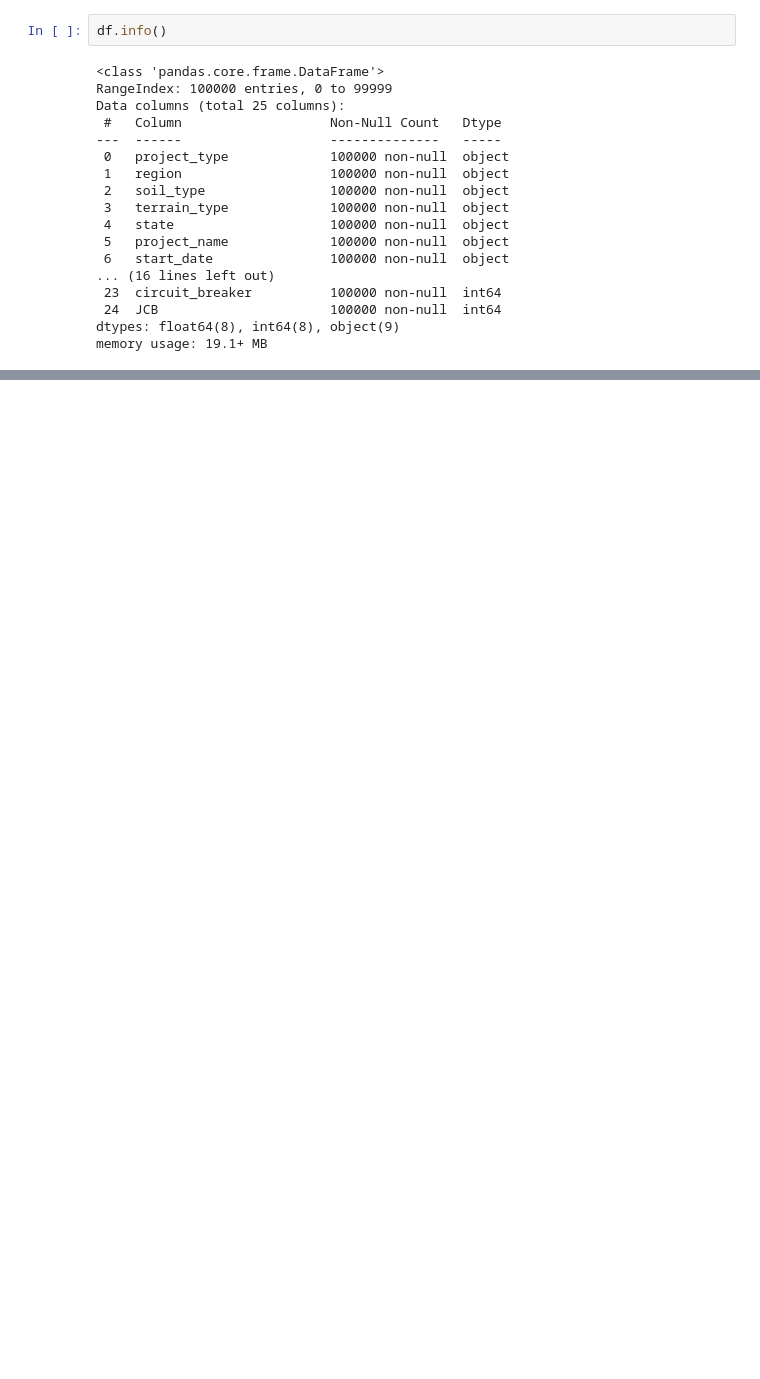
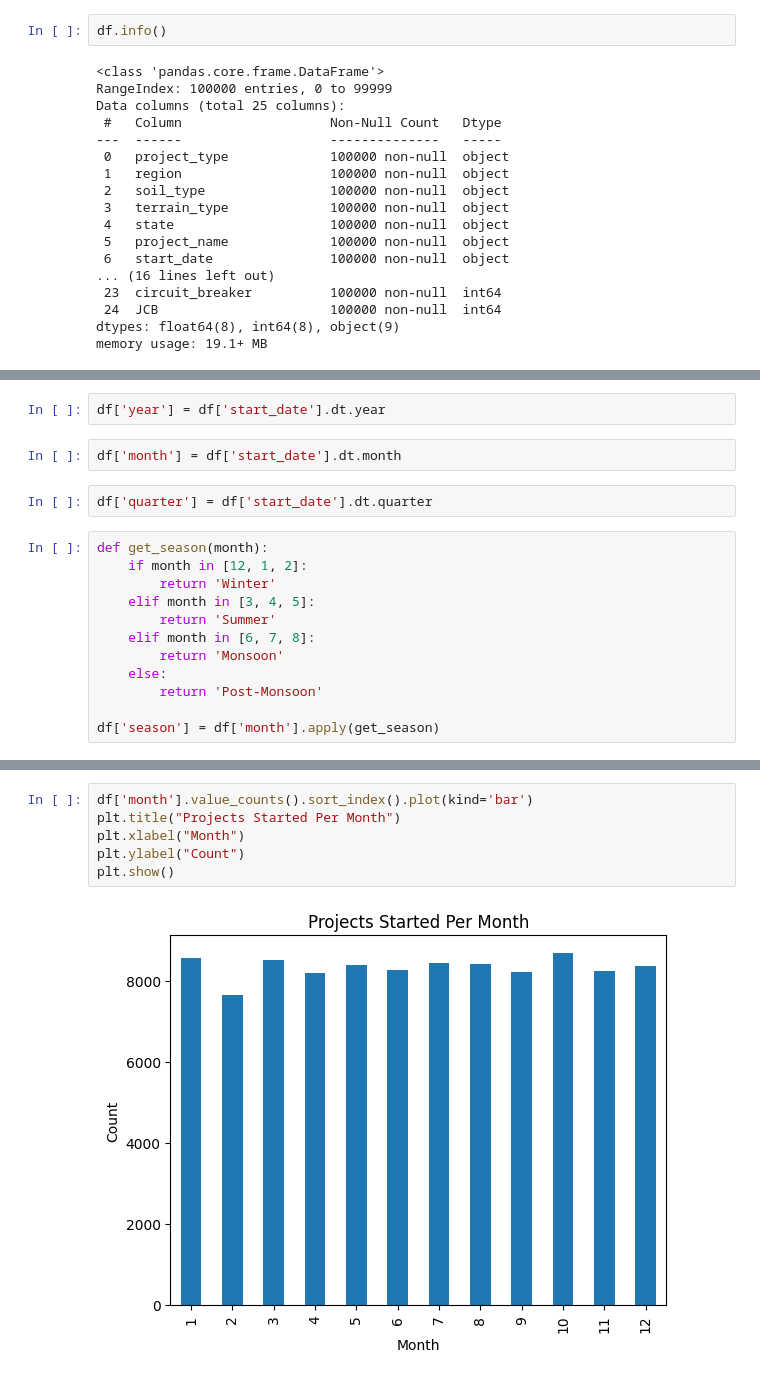
Before and after one commit to Doodle-Aditya/Power-grid, a Jupyter notebook: EDA.ipynb, the cells around one changed output, grey strips where cells are left out. Cells and saved outputs as stored; diff of their text form; blank space fills up the shorter version.

```diff
--- a/EDA.ipynb
+++ b/EDA.ipynb
@@ -51,0 +54,18 @@ memory usage: 19.1+ MB
+# %%
+df['year'] = df['start_date'].dt.year
+# %%
+df['month'] = df['start_date'].dt.month
+# %%
+df['quarter'] = df['start_date'].dt.quarter
+# %%
+def get_season(month):
+    if month in [12, 1, 2]:
+        return 'Winter'
+    elif month in [3, 4, 5]:
+        return 'Summer'
+    elif month in [6, 7, 8]:
+        return 'Monsoon'
+    else:
+        return 'Post-Monsoon'
+
+df['season'] = df['month'].apply(get_season)
@@ -51,0 +82,8 @@ memory usage: 19.1+ MB
+# %%
+df['month'].value_counts().sort_index().plot(kind='bar')
+plt.title("Projects Started Per Month")
+plt.xlabel("Month")
+plt.ylabel("Count")
+plt.show()
+# %% [output]
+[figure, added]
```
Also changed, not shown: parts of 10 cells of this notebook.
